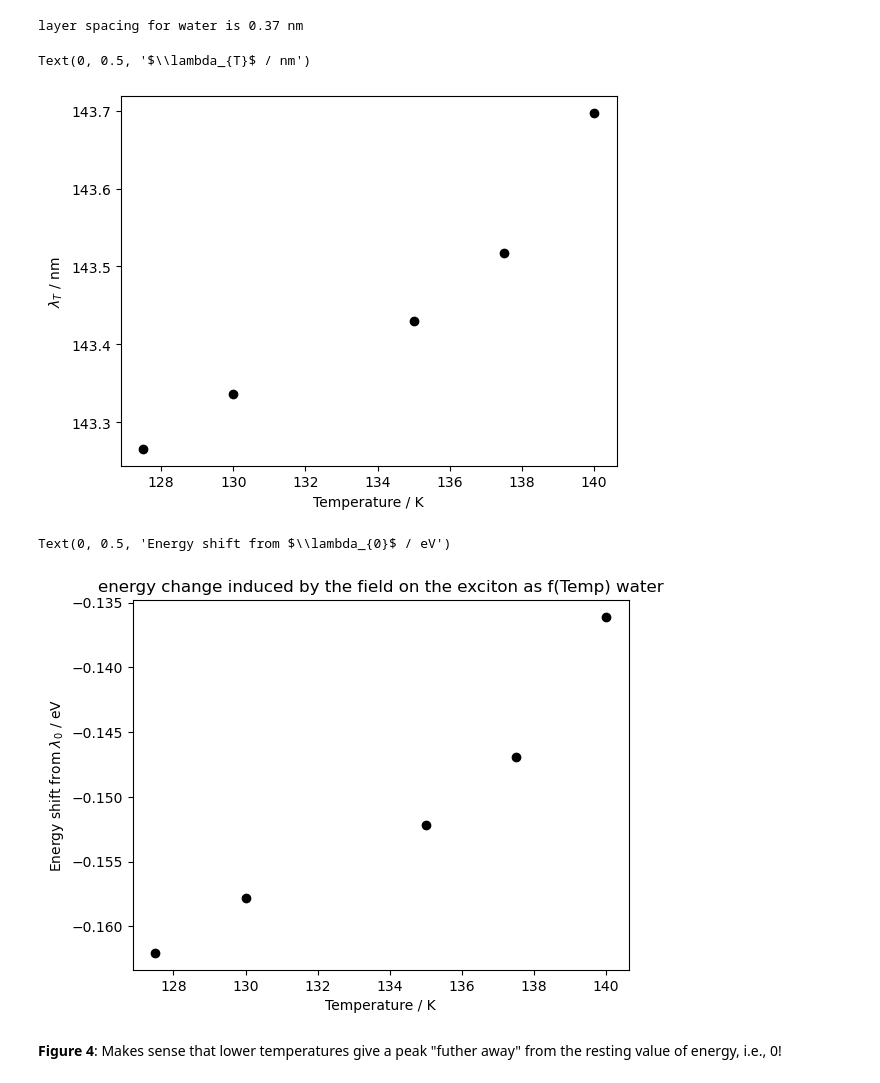
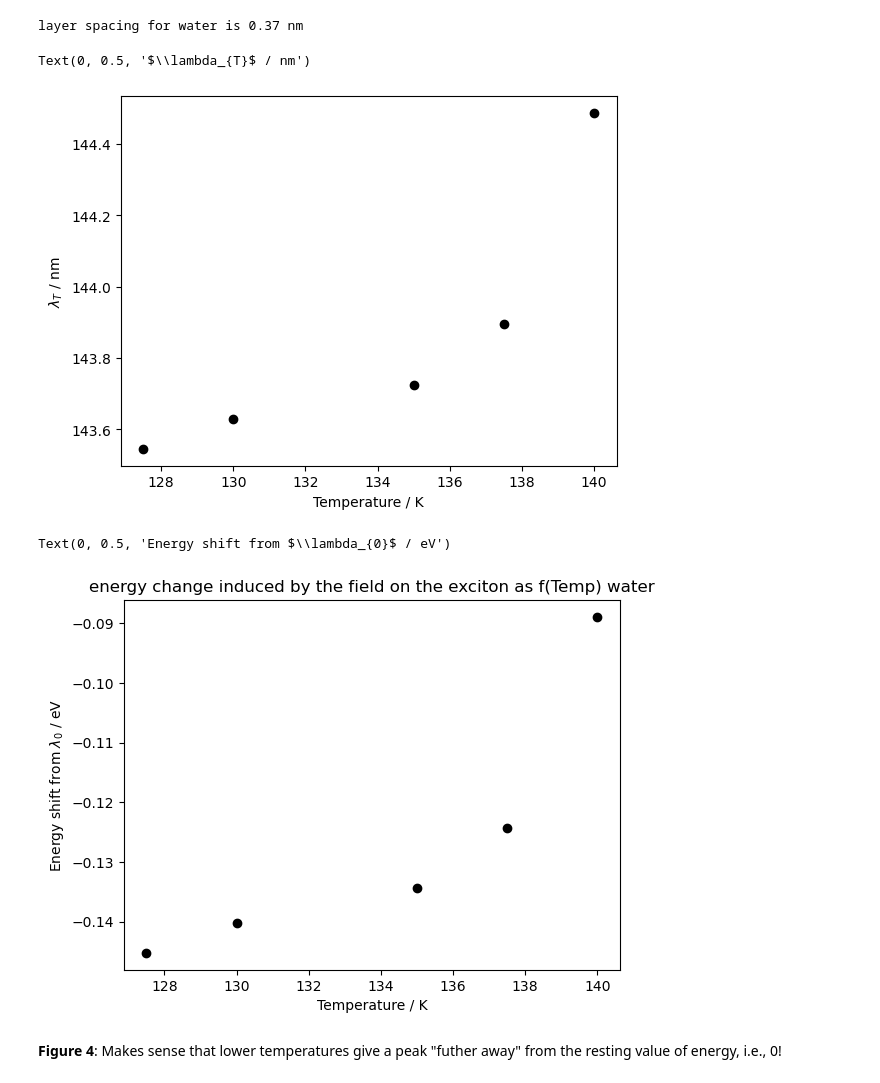
Before and after one commit to cassidy-andrew/VUV_water_spont, a Jupyter notebook: regularising the water data.ipynb, the cells around one changed output. Drawn from its saved outputs; the diff is of its cells as text; code cells hidden in the pictures.

Commit message:
tweaks
tweaks to water git

```diff
--- a/regularising the water data.ipynb
+++ b/regularising the water data.ipynb
@@ -69,8 +73,8 @@ take the residuals between the calculated and observed values of $E_{SP}$ and/or
 # %%
 #What molecule are we looking at?
 name='water'
-filename='crys_water' #these peak positins come from Rachel's Gaussian fits to water data.
-working_dir=(r'C:\Users\au302163\Fit water VUV data')
+filename='crys_water_3G' #these peak positins come from Rachel's Gaussian fits to water data.
+#working_dir=(r'C:\Users\au302163\Fit water VUV data')
 
 df = pd.read_csv(filename+'.txt', delim_whitespace=True, header=None)
 
@@ -309,25 +313,25 @@ def FigureMu(x,y,z,sigx,sigy,xmin_mu,xmax_mu,ymin_mu,ymax_mu,title):
 # %%
 
 #extract peak positions
-os.chdir(working_dir)
+#os.chdir(working_dir)
 #df = pd.read_csv(filename+'.txt', delim_whitespace=True, header=None)
 xdataraw = df.iloc[:,0] #Temperature K
 ydataraw = df.iloc[:,1] #peak position nm
 
 T_array=xdataraw.to_numpy()
 xmin_mu=min(T_array - 2)
 xmax_mu=max(T_array + 2)
 
 xmin=min(T_array - 2)
 xmax=max(T_array + 2)
 
 plt.plot(xdataraw, ydataraw,'ko')
 #plt.title('raw data '+ name)
 plt.xlabel('Temperature / K')
 plt.ylabel('$\lambda_{T}$ / nm')
 # %% [output]
 Text(0, 0.5, '$\\lambda_{T}$ / nm')
-[figure, old version]
+[figure, new version]
 # %%
 
 #Convert wavelength to eV
@@ -351,7 +355,7 @@ plt.xlabel('Temperature / K')
 plt.ylabel('Energy shift from $\lambda_{0}$ / eV')
 # %% [output]
 Text(0, 0.5, 'Energy shift from $\\lambda_{0}$ / eV')
-[figure, old version]
+[figure, new version]
 # %% [markdown]
 **Figure 4**: Makes sense that lower temperatures give a peak "futher away" from the resting value of energy, i.e., 0!
 # %%
```
Also changed, not shown: parts of 6 cells of this notebook, 38 other files.
